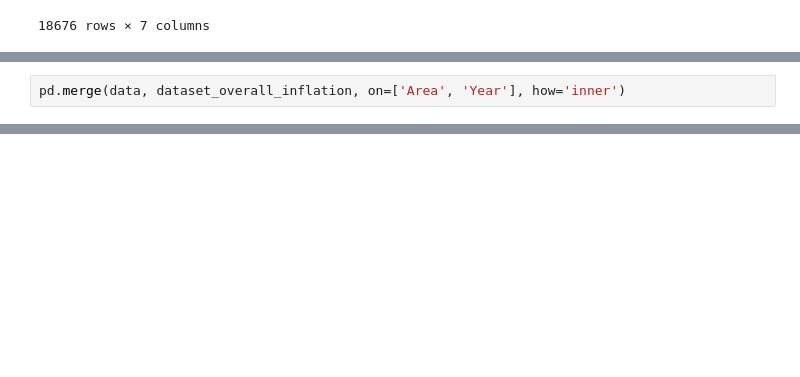
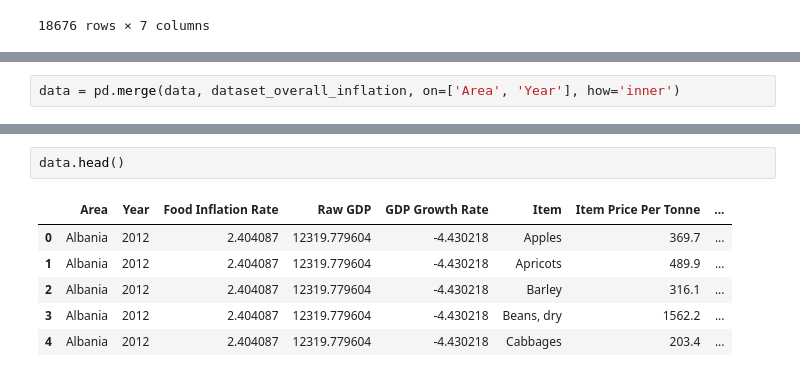
Before and after one commit to filipsam789/food-explainable-ai, a Jupyter notebook: project.ipynb, the cells around one changed output, grey strips where cells are left out. Drawn from its saved outputs; the diff is of its cells as text; blank space fills up the shorter version.

Commit message:
Fixed imputation and finished merges

```diff
--- a/project.ipynb
+++ b/project.ipynb
@@ -360,2 +303,2 @@ array(['Belgium', 'Bulgaria', 'Czechia', 'Denmark', 'Germany', 'Estonia',
 # %%
-pd.merge(data, dataset_overall_inflation, on=['Area', 'Year'], how='inner')
+data = pd.merge(data, dataset_overall_inflation, on=['Area', 'Year'], how='inner')
@@ -375,0 +305,9 @@ pd.merge(data, dataset_overall_inflation, on=['Area', 'Year'], how='inner')
+# %%
+data.head()
+# %% [output]
+|  | Area | Year | Food Inflation Rate | Raw GDP | GDP Growth Rate | Item | Item Price Per Tonne | ... |
+| 0 | Albania | 2012 | 2.404087 | 12319.779604 | -4.430218 | Apples | 369.7 | ... |
+| 1 | Albania | 2012 | 2.404087 | 12319.779604 | -4.430218 | Apricots | 489.9 | ... |
+| 2 | Albania | 2012 | 2.404087 | 12319.779604 | -4.430218 | Barley | 316.1 | ... |
+| 3 | Albania | 2012 | 2.404087 | 12319.779604 | -4.430218 | Beans, dry | 1562.2 | ... |
+| 4 | Albania | 2012 | 2.404087 | 12319.779604 | -4.430218 | Cabbages | 203.4 | ... |
```
Also changed, not shown: parts of 30 cells of this notebook.
